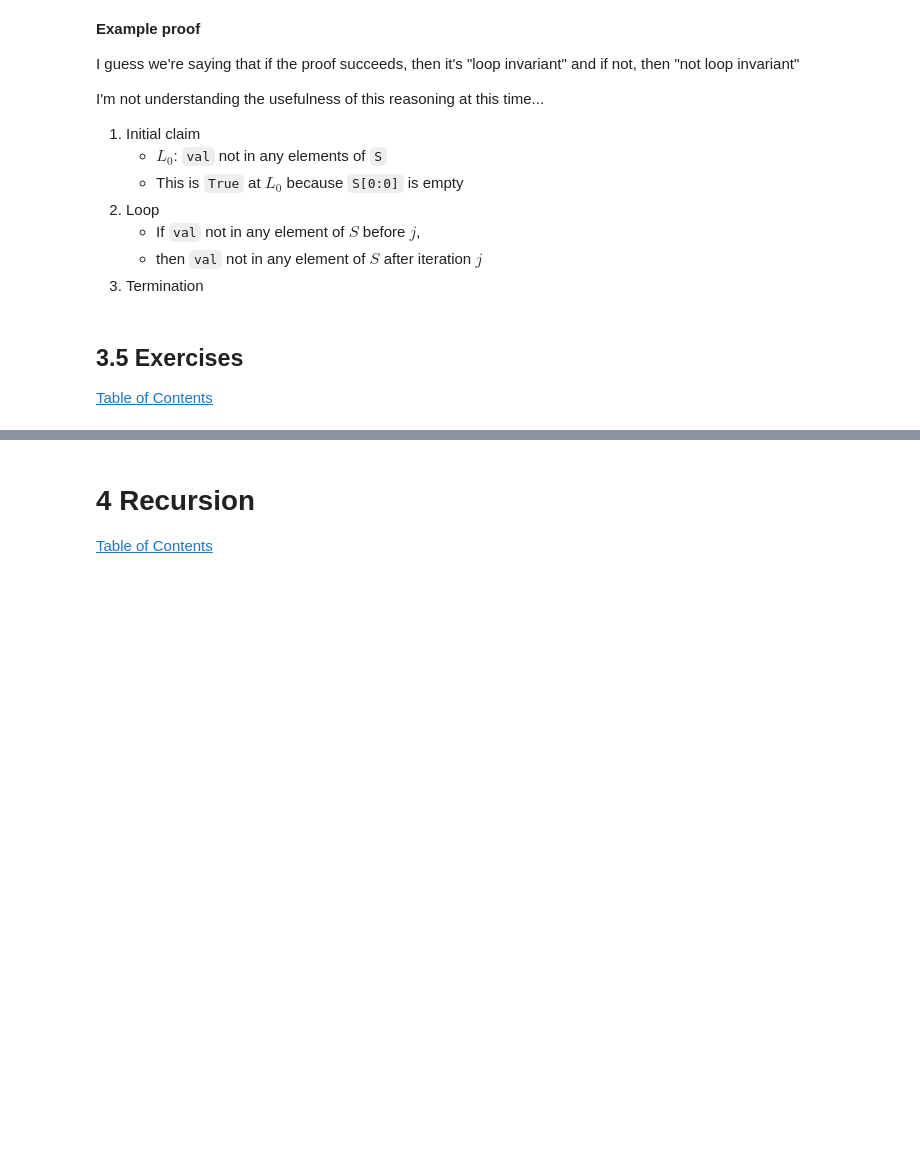
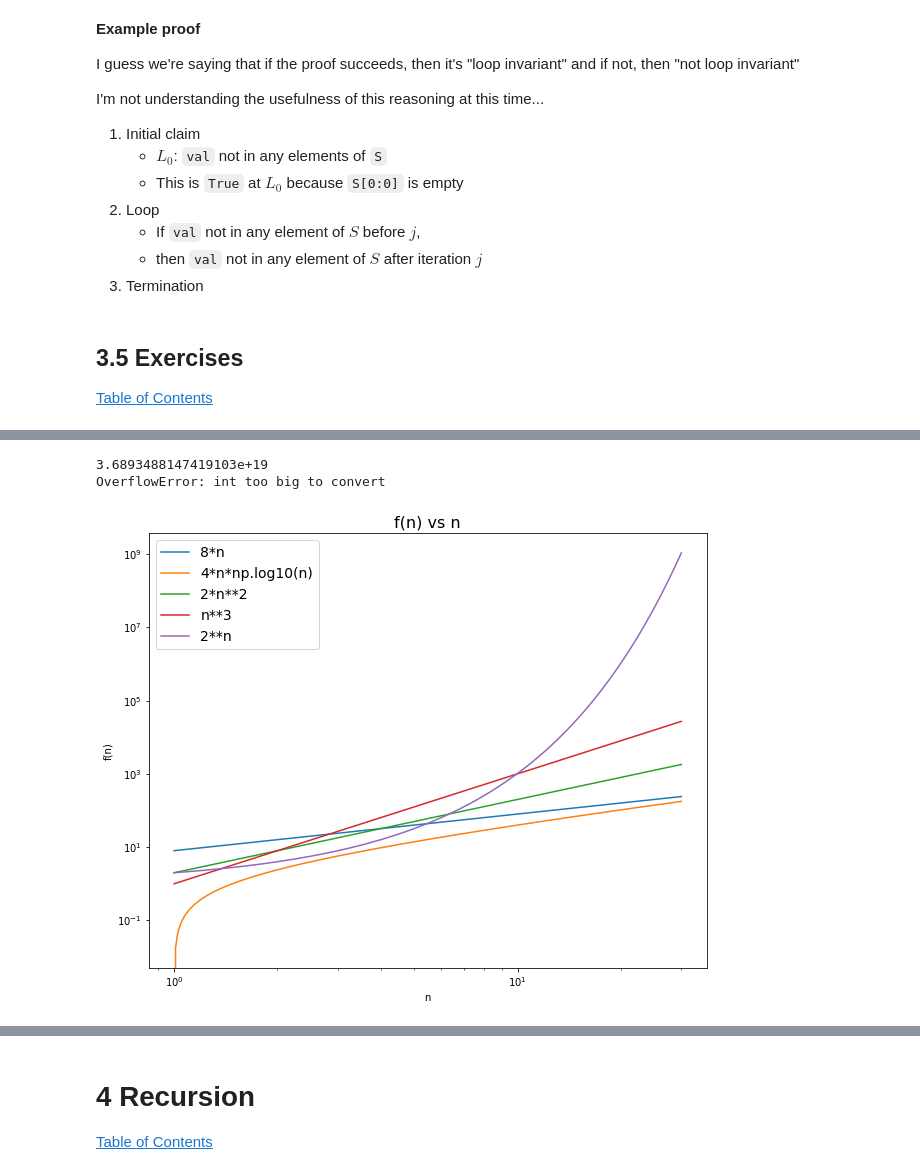
Before and after one commit to jot33/ds-algos-python, a Jupyter notebook: textbook_notes.ipynb, the cells around one changed output, grey strips where cells are left out. Drawn from its saved outputs; the diff is of its cells as text; code cells hidden in the pictures; blank space fills up the shorter version.

```diff
--- a/textbook_notes.ipynb
+++ b/textbook_notes.ipynb
@@ -4259,0 +4270,31 @@ I'm not understanding the usefulness of this reasoning at this time...
+# %%
+import numpy as np
+try:
+    print(np.longdouble(2**65))
+    print(np.int64(2**65))
+except OverflowError as oe:
+    print('OverflowError:',oe)
+# %% [output]
+3.6893488147419103e+19
+OverflowError: int too big to convert
+# %%
+import numpy as np
+import matplotlib.pyplot as plt
+%matplotlib inline
+
+n = np.arange(1,30,0.01,dtype='longdouble')
+funs = [8*n,
+        4*n*np.log10(n),
+        2*n**2,
+        n**3,
+        2**n]
+labels = ['8*n', '4*n*np.log10(n)', '2*n**2', 'n**3', '2**n']
+plt.figure(figsize=(10,8))
+for f,l in zip(funs,labels):
+    plt.loglog(n,f,label='%s' % l)
+plt.title('f(n) vs n',fontsize=16)
+plt.xlabel('n')
+plt.ylabel('f(n)')
+plt.legend(fontsize=14);
+# %% [output]
+[figure, added]
```
Also changed, not shown: parts of 10 cells of this notebook.
